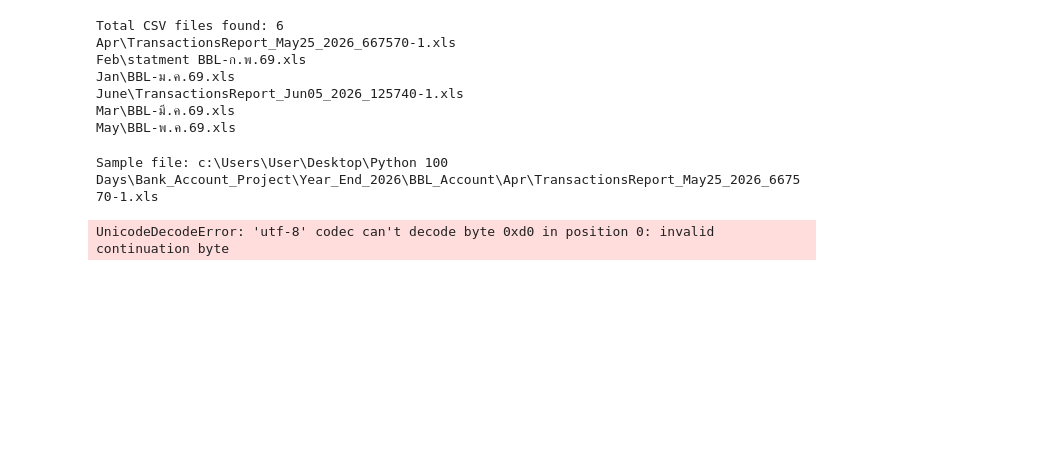
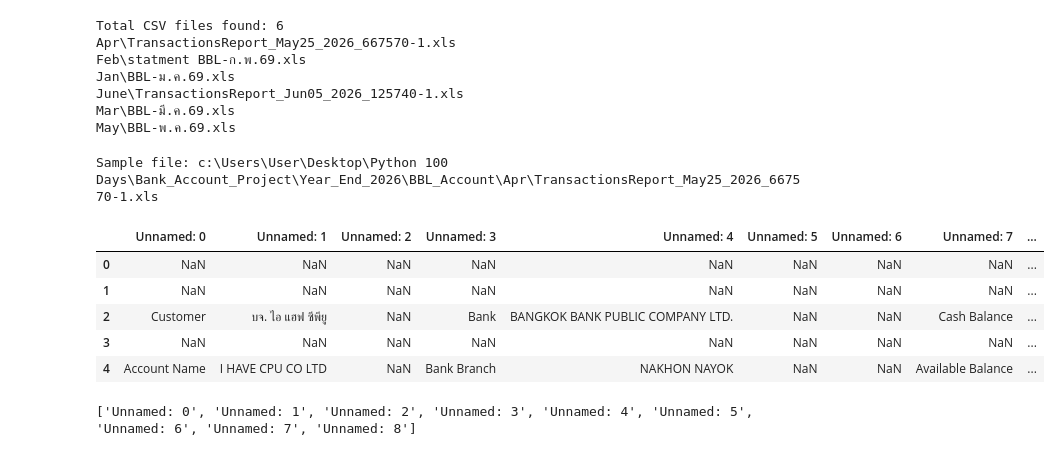
Before and after one commit to tawanwetaya-debug/bank_statement, a Jupyter notebook: Python_Command/BBL.ipynb, the cells around one changed output. Saved outputs shown, nothing was run; the diff lists cells and outputs as text; code cells hidden in the pictures; blank space fills up the shorter version.

```diff
--- a/Python_Command/BBL.ipynb
+++ b/Python_Command/BBL.ipynb
@@ -37,18 +37,22 @@ May\BBL-พ.ค.69.xls
 # %%
 sample_file = bbl_files[0]
 
 print("Sample file:", sample_file)
 
-sample_raw = pd.read_csv(
+sample_raw = pd.read_excel(
     sample_file,
-    encoding="utf-8-sig",
-    sep=",",
-    engine="python",
-    skiprows=3,
-    on_bad_lines="skip"
+    engine="xlrd",
+    skiprows=3
 )
 
 display(sample_raw.head())
+print(sample_raw.columns.tolist())
 # %% [output]
 Sample file: c:\Users\User\Desktop\Python 100 Days\Bank_Account_Project\Year_End_2026\BBL_Account\Apr\TransactionsReport_May25_2026_667570-1.xls
+|  | Unnamed: 0 | Unnamed: 1 | Unnamed: 2 | Unnamed: 3 | Unnamed: 4 | Unnamed: 5 | Unnamed: 6 | Unnamed: 7 | ... |
+| 0 | NaN | NaN | NaN | NaN | NaN | NaN | NaN | NaN | ... |
+| 1 | NaN | NaN | NaN | NaN | NaN | NaN | NaN | NaN | ... |
+| 2 | Customer | บจ. ไอ แฮฟ ซีพียู | NaN | Bank | BANGKOK BANK PUBLIC COMPANY LTD. | NaN | NaN | Cash Balance | ... |
+| 3 | NaN | NaN | NaN | NaN | NaN | NaN | NaN | NaN | ... |
+| 4 | Account Name | I HAVE CPU CO LTD | NaN | Bank Branch | NAKHON NAYOK | NaN | NaN | Available Balance | ... |
-UnicodeDecodeError: 'utf-8' codec can't decode byte 0xd0 in position 0: invalid continuation byte
+['Unnamed: 0', 'Unnamed: 1', 'Unnamed: 2', 'Unnamed: 3', 'Unnamed: 4', 'Unnamed: 5', 'Unnamed: 6', 'Unnamed: 7', 'Unnamed: 8']
```
Also changed, not shown: parts of 15 cells of this notebook, 5 other files.
